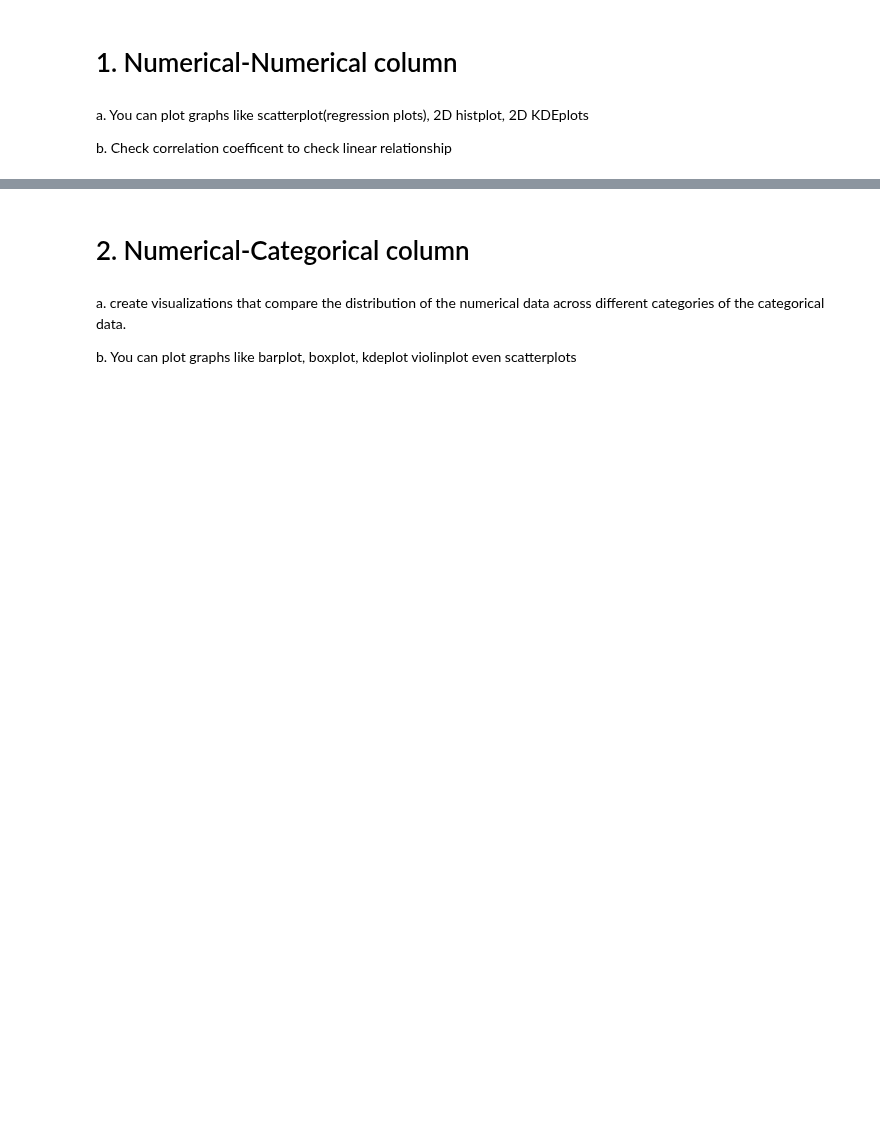
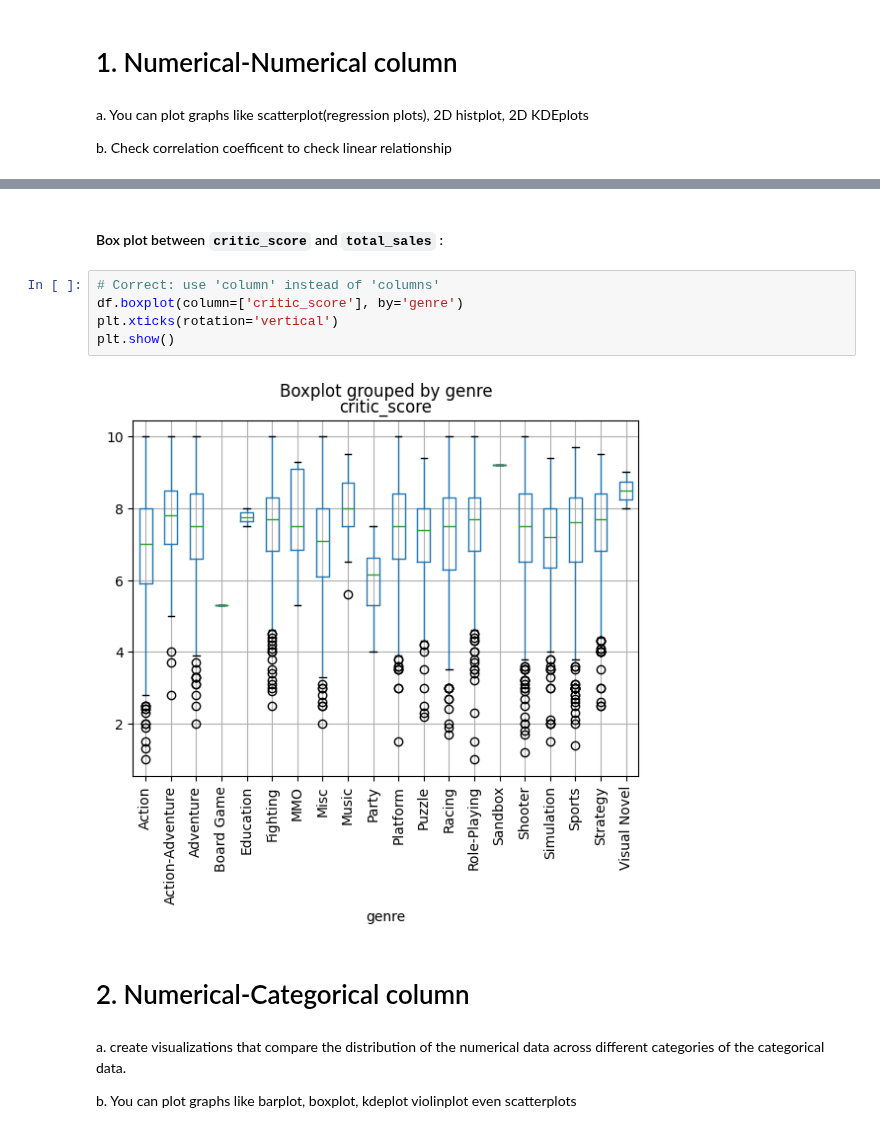
Before and after one commit to Codage-of-Param/100-Days, a Jupyter notebook: Day-21/EDA_bivariate.ipynb, the cells around one changed output, grey strips where cells are left out. Drawn from its saved outputs; the diff is of its cells as text; blank space fills up the shorter version.

```diff
--- a/Day-21/EDA_bivariate.ipynb
+++ b/Day-21/EDA_bivariate.ipynb
@@ -13,3 +65,12 @@ b. Check correlation coefficent to check linear relationship
+# %% [markdown]
+#### Box plot between `critic_score` and `total_sales` :
+# %%
+# Correct: use 'column' instead of 'columns'
+df.boxplot(column=['critic_score'], by='genre')
+plt.xticks(rotation='vertical')
+plt.show()
+# %% [output]
+[figure, added]
 # %% [markdown]
 # 2. Numerical-Categorical column
 # %% [markdown]
```
Also changed, not shown: parts of 25 cells of this notebook.
